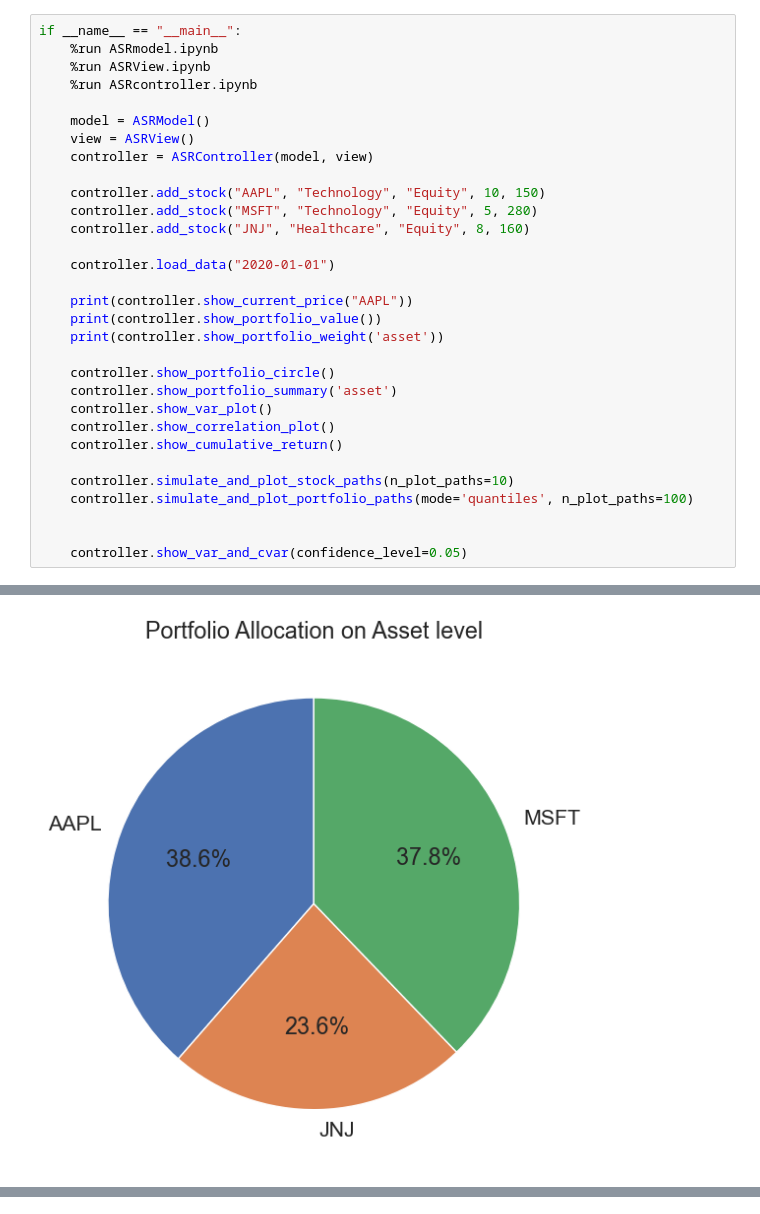
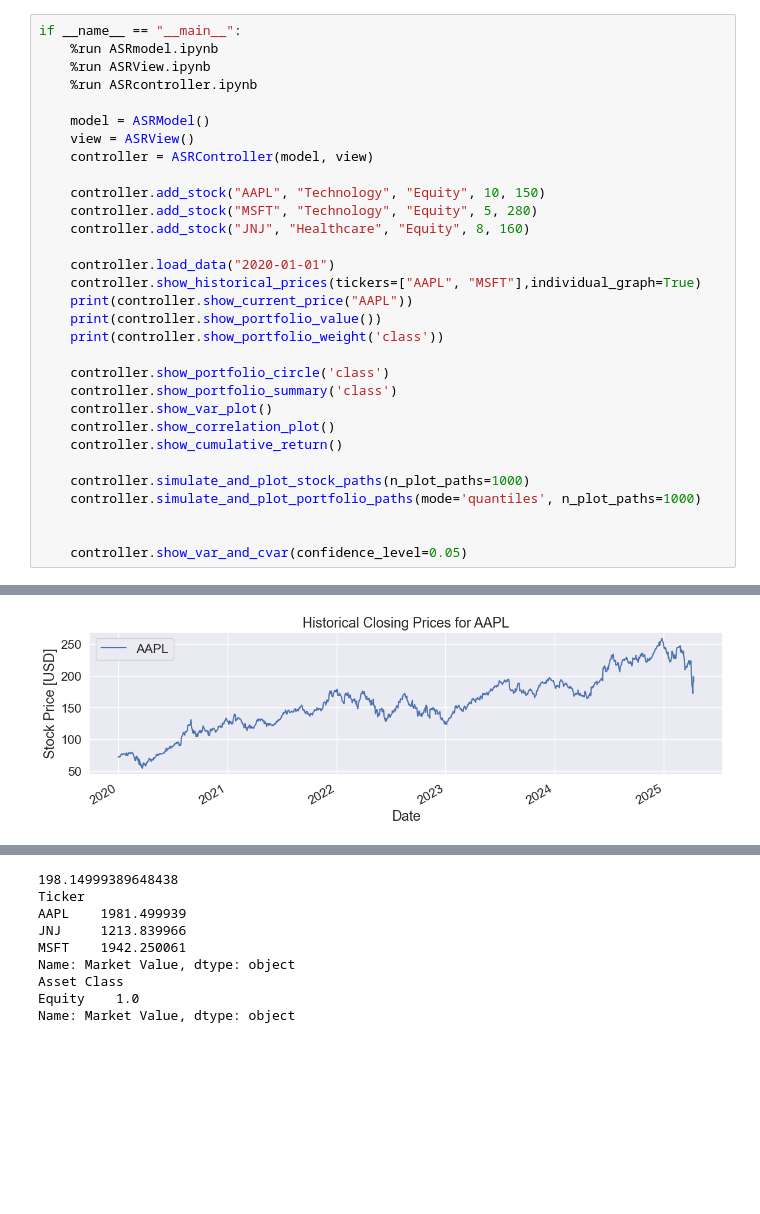
Before and after one commit to RolandvBeerendonk/ASR-Prep, a Jupyter notebook: Main.ipynb, the cells around one changed output, grey strips where cells are left out. Cells and saved outputs as stored; diff of their text form; blank space fills up the shorter version.

```diff
--- a/Main.ipynb
+++ b/Main.ipynb
@@ -13,19 +13,19 @@ if __name__ == "__main__":
     controller.add_stock("JNJ", "Healthcare", "Equity", 8, 160)
 
     controller.load_data("2020-01-01")
-
+    controller.show_historical_prices(tickers=["AAPL", "MSFT"],individual_graph=True)
     print(controller.show_current_price("AAPL"))
     print(controller.show_portfolio_value())
-    print(controller.show_portfolio_weight('asset'))
+    print(controller.show_portfolio_weight('class'))
 
-    controller.show_portfolio_circle()
-    controller.show_portfolio_summary('asset')
+    controller.show_portfolio_circle('class')
+    controller.show_portfolio_summary('class')
     controller.show_var_plot()
     controller.show_correlation_plot()
     controller.show_cumulative_return()
 
-    controller.simulate_and_plot_stock_paths(n_plot_paths=10)
-    controller.simulate_and_plot_portfolio_paths(mode='quantiles', n_plot_paths=100)
+    controller.simulate_and_plot_stock_paths(n_plot_paths=1000)
+    controller.simulate_and_plot_portfolio_paths(mode='quantiles', n_plot_paths=1000)
 
 
     controller.show_var_and_cvar(confidence_level=0.05)
@@ -47 +36 @@ Name: Market Value, dtype: object
-[figure, old version]
+[figure, new version]
@@ -48,0 +38,9 @@ Name: Market Value, dtype: object
+198.14999389648438
+Ticker
+AAPL    1981.499939
+JNJ     1213.839966
+MSFT    1942.250061
+Name: Market Value, dtype: object
+Asset Class
+Equity    1.0
+Name: Market Value, dtype: object
```
Also changed, not shown: parts of 1 cell of this notebook, 2 other files.
